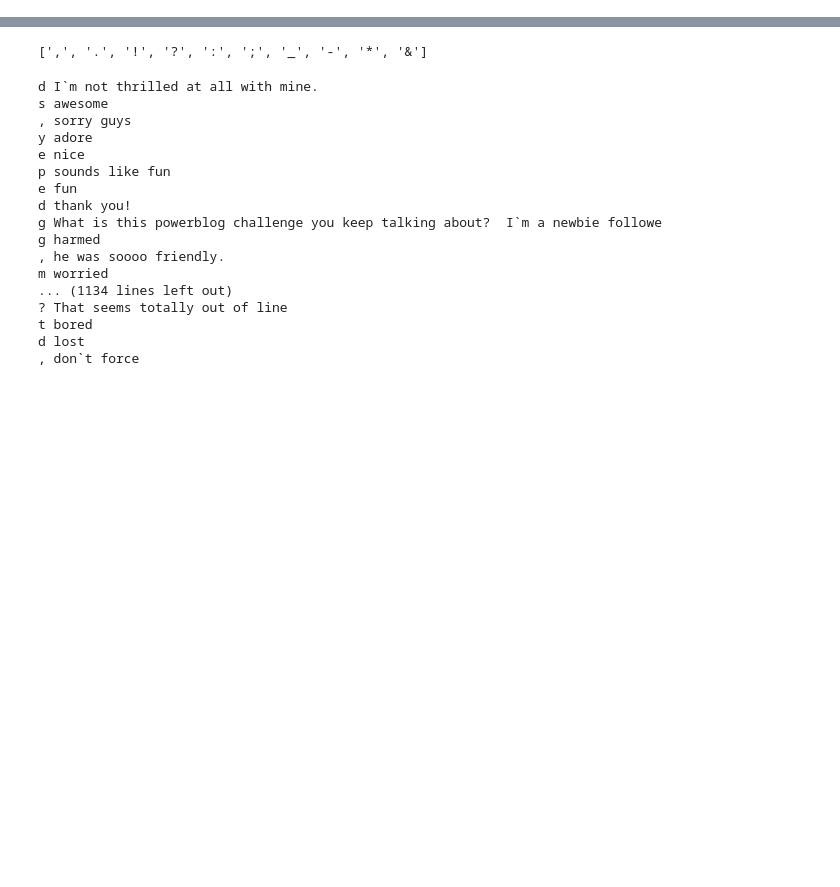
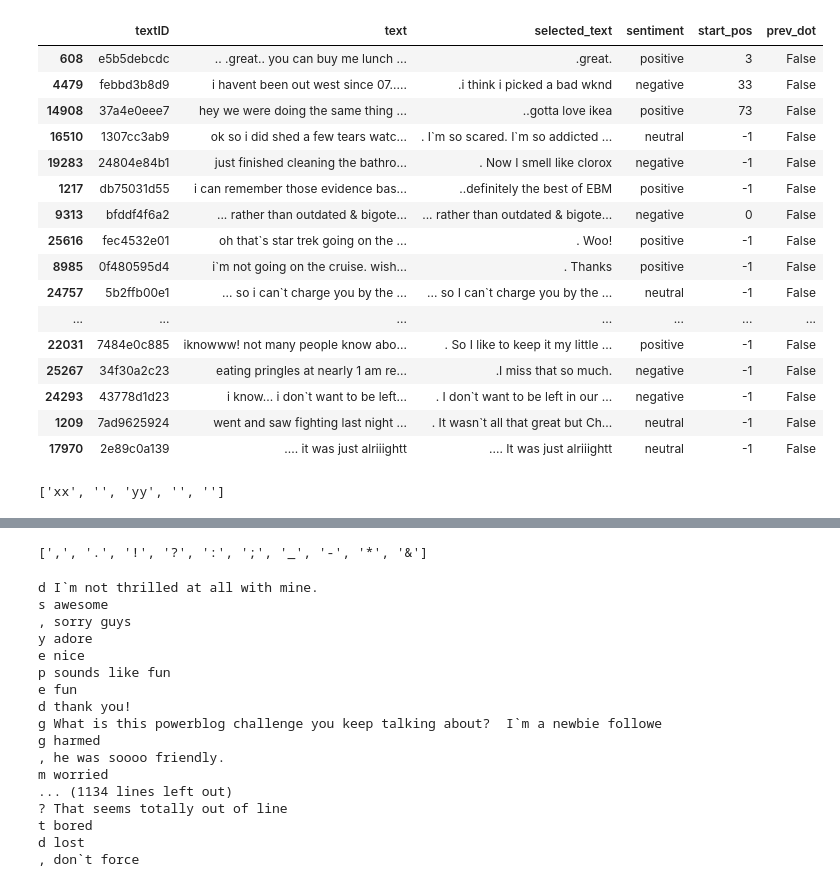
Before and after one commit to thuwyh/Tweet-Sentiment-Extraction, a Jupyter notebook: notebook/eda_clean.ipynb, the cells around one changed output, grey strips where cells are left out. Drawn from its saved outputs; the diff is of its cells as text; code cells hidden in the pictures; blank space fills up the shorter version.

```diff
--- a/notebook/eda_clean.ipynb
+++ b/notebook/eda_clean.ipynb
@@ -12,4 +12,4 @@ train.dropna(subset=['text','selected_text'],inplace=True)
 # %%
 train['text'] = train['text'].apply(lambda x: ' '.join(x.lower().split()))
 # %%
-train['clean_text'] = train['text'].apply(lambda x: ftfy.fix_text(x))
+train['selected_text'] = train['selected_text'].apply(lambda x: ' '.join(x.strip().split()))
@@ -44,0 +16,24 @@ fixed_data.sample(n=10)
+# %%
+train[train['selected_text'].str.startswith(".")].sample(n=20)
+# %% [output]
+|  | textID | text | selected_text | sentiment | start_pos | prev_dot |
+| 608 | e5b5debcdc | .. .great.. you can buy me lunch ... | .great. | positive | 3 | False |
+| 4479 | febbd3b8d9 | i havent been out west since 07..... | .i think i picked a bad wknd | negative | 33 | False |
+| 14908 | 37a4e0eee7 | hey we were doing the same thing ... | ..gotta love ikea | positive | 73 | False |
+| 16510 | 1307cc3ab9 | ok so i did shed a few tears watc... | . I`m so scared. I`m so addicted ... | neutral | -1 | False |
+| 19283 | 24804e84b1 | just finished cleaning the bathro... | . Now I smell like clorox | negative | -1 | False |
+| 1217 | db75031d55 | i can remember those evidence bas... | ..definitely the best of EBM | positive | -1 | False |
+| 9313 | bfddf4f6a2 | ... rather than outdated & bigote... | ... rather than outdated & bigote... | negative | 0 | False |
+| 25616 | fec4532e01 | oh that`s star trek going on the ... | . Woo! | positive | -1 | False |
+| 8985 | 0f480595d4 | i`m not going on the cruise. wish... | . Thanks | positive | -1 | False |
+| 24757 | 5b2ffb00e1 | ... so i can`t charge you by the ... | ... so I can`t charge you by the ... | neutral | -1 | False |
+| ... | ... | ... | ... | ... | ... | ... |
+| 22031 | 7484e0c885 | iknowww! not many people know abo... | . So I like to keep it my little ... | positive | -1 | False |
+| 25267 | 34f30a2c23 | eating pringles at nearly 1 am re... | .I miss that so much. | negative | -1 | False |
+| 24293 | 43778d1d23 | i know... i don`t want to be left... | . I don`t want to be left in our ... | negative | -1 | False |
+| 1209 | 7ad9625924 | went and saw fighting last night ... | . It wasn`t all that great but Ch... | neutral | -1 | False |
+| 17970 | 2e89c0a139 | .... it was just alriiightt | .... It was just alriiightt | neutral | -1 | False |
+# %%
+'xx..yy..'.split('.')
+# %% [output]
+['xx', '', 'yy', '', '']
```
Also changed, not shown: parts of 9 cells of this notebook, 6 other files.
